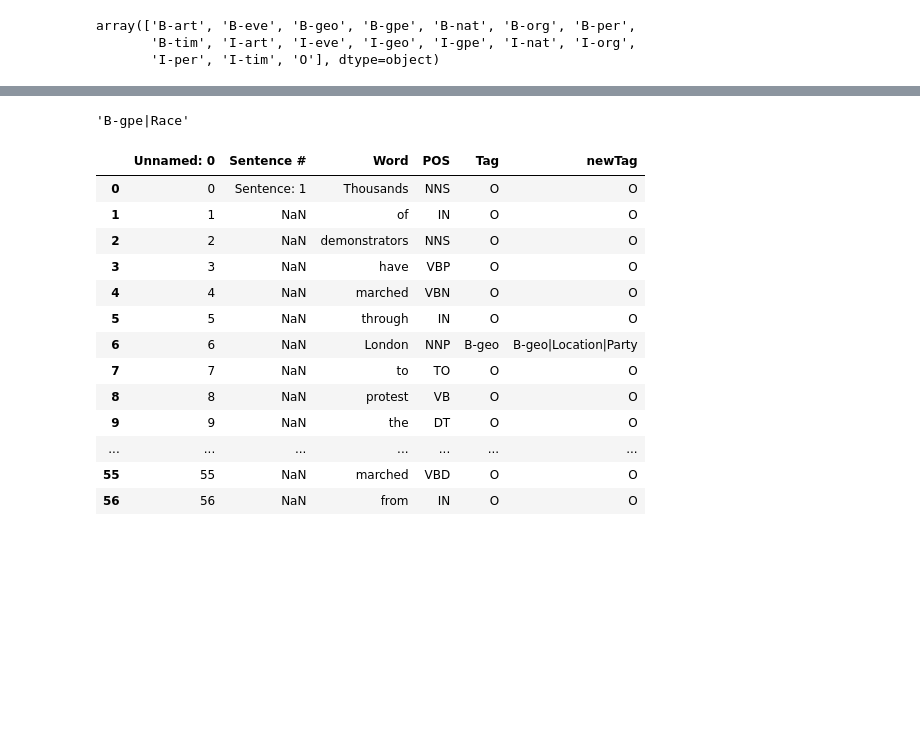
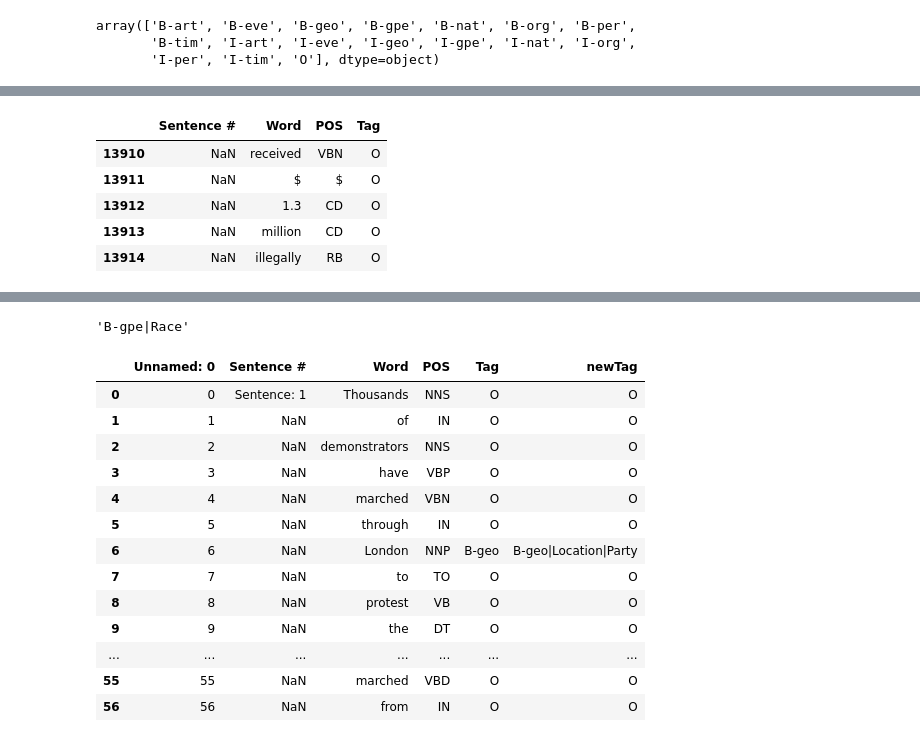
Before and after one commit to accordproject/labs-cicero-classify, a Jupyter notebook: Practice/PyTorch/NER_test/0703_define_ner_data.ipynb, the cells around one changed output, grey strips where cells are left out. Cells and saved outputs as stored; diff of their text form; code cells hidden in the pictures; blank space fills up the shorter version.

```diff
--- a/Practice/PyTorch/NER_test/0703_define_ner_data.ipynb
+++ b/Practice/PyTorch/NER_test/0703_define_ner_data.ipynb
@@ -39,0 +58,9 @@ def transform_tag(tag):
+# %%
+df[13910:13915]
+# %% [output]
+|  | Sentence # | Word | POS | Tag |
+| 13910 | NaN | received | VBN | O |
+| 13911 | NaN | $ | $ | O |
+| 13912 | NaN | 1.3 | CD | O |
+| 13913 | NaN | million | CD | O |
+| 13914 | NaN | illegally | RB | O |
```
Also changed, not shown: parts of 4 cells of this notebook, 6 other files.
